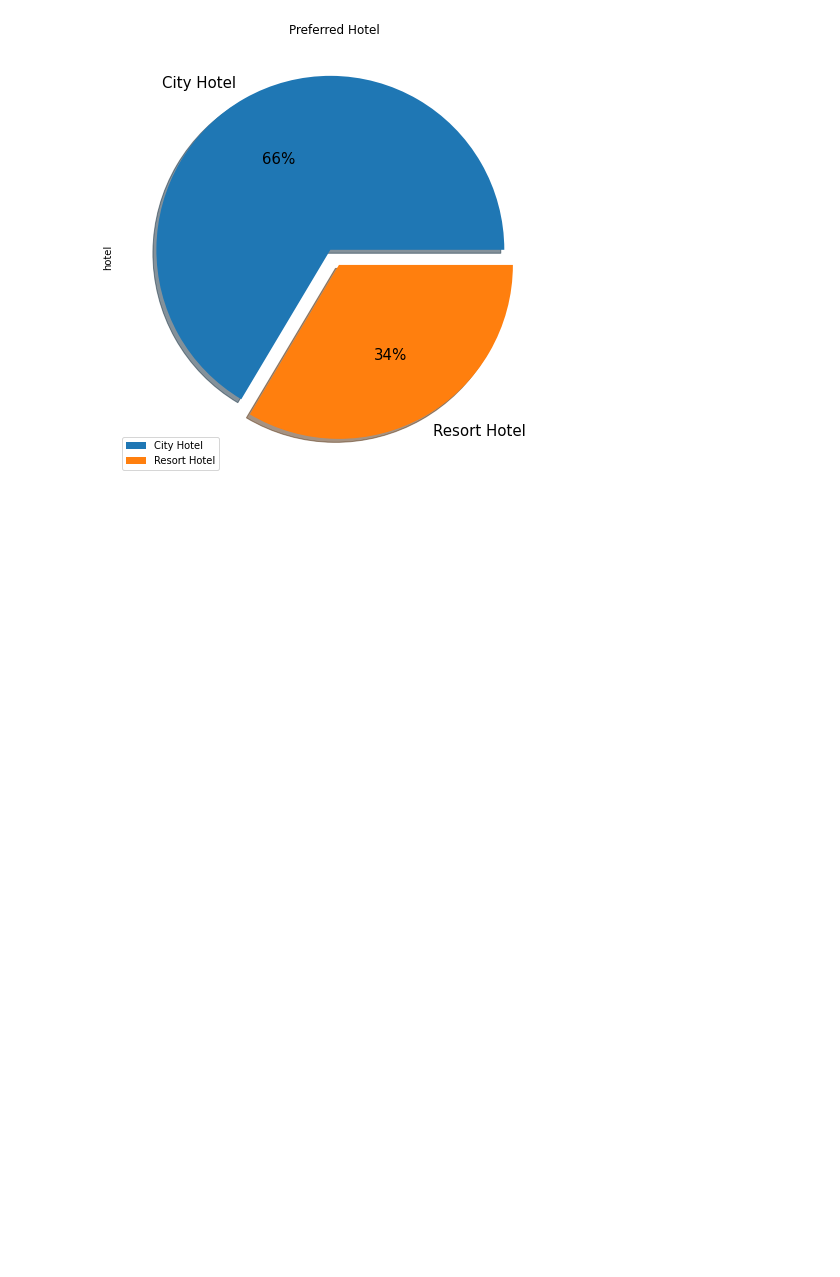
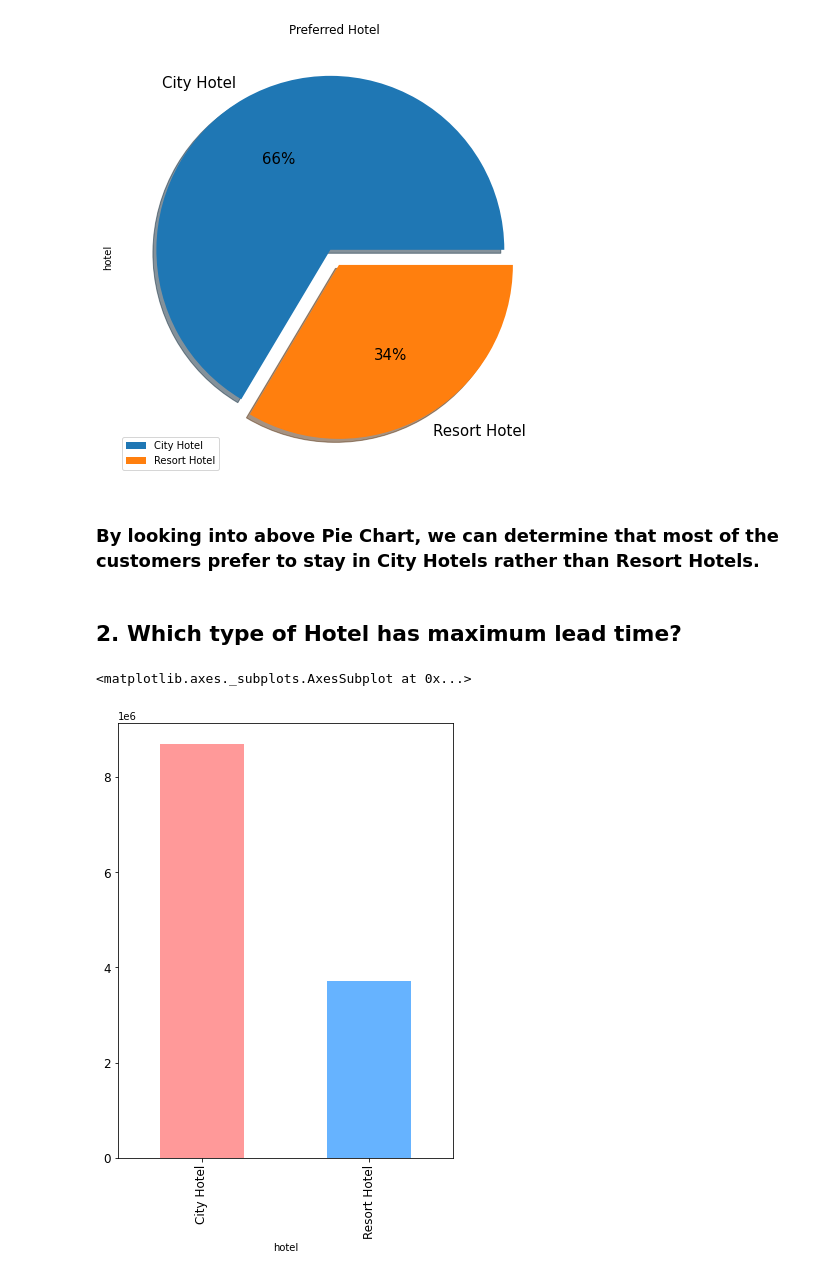
Before and after one commit to ManjulDas/Hotel-Booking-Analysis, a Jupyter notebook: Hotel_Booking_Analysis.ipynb, the cells around one changed output. Saved outputs shown, nothing was run; the diff lists cells and outputs as text; code cells hidden in the pictures; blank space fills up the shorter version.

```diff
--- a/Hotel_Booking_Analysis.ipynb
+++ b/Hotel_Booking_Analysis.ipynb
@@ -166,3 +166,19 @@ preferred_hotel.plot(kind = 'pie',
 # %% [output]
 <matplotlib.axes._subplots.AxesSubplot at 0x...>
 [figure]
+# %% [markdown]
+### By looking into above Pie Chart, we can determine that most of the customers prefer to stay in City Hotels rather than Resort Hotels.
+# %% [markdown]
+## **2. Which type of Hotel has maximum lead time?**
+# %%
+max_lead_time = hotel_df.groupby(['hotel']).sum()
+
+max_lead_time.plot(kind = 'bar',
+                   y = 'lead_time',
+                   figsize = (6,8),
+                   fontsize = 12,
+                   color = ('#ff9999','#66b3ff'),
+                   legend = False)
+# %% [output]
+<matplotlib.axes._subplots.AxesSubplot at 0x...>
+[figure, added]
```
Also changed, not shown: parts of 4 cells of this notebook.
